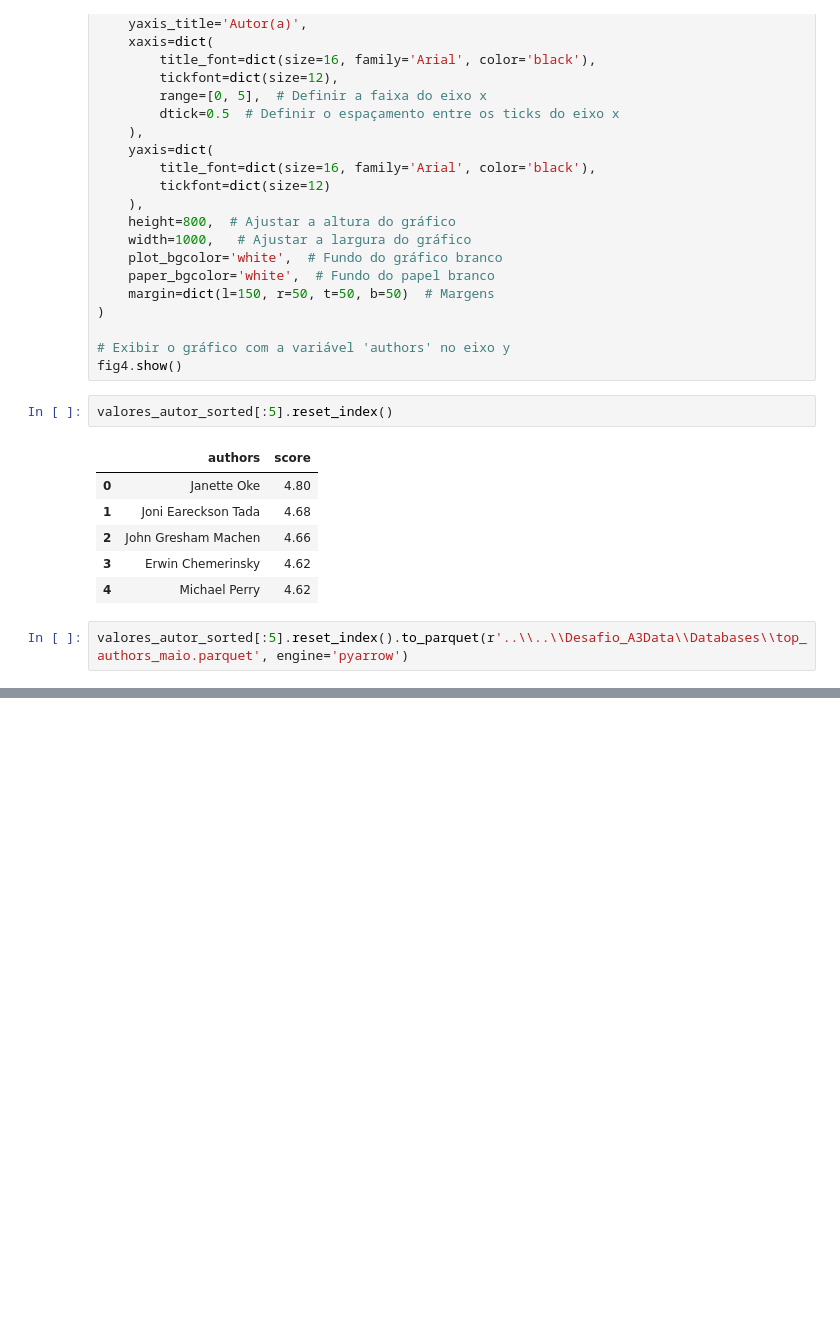
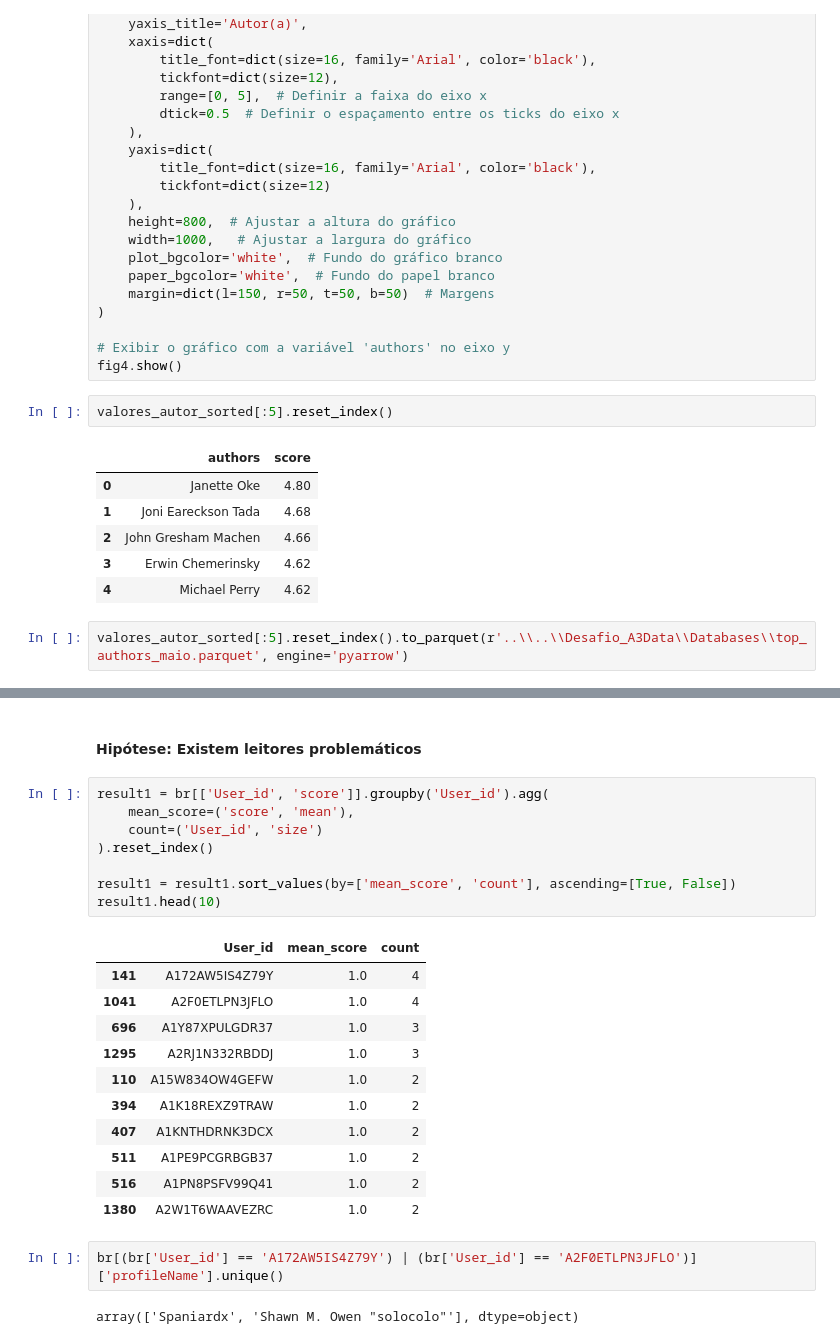
Before and after one commit to RaphaelLirio/Desafio_A3Data, a Jupyter notebook: Dev/explorations.ipynb, the cells around one changed output, grey strips where cells are left out. Cells and saved outputs as stored; diff of their text form; blank space fills up the shorter version.

```diff
--- a/Dev/explorations.ipynb
+++ b/Dev/explorations.ipynb
@@ -440,0 +474,26 @@ valores_autor_sorted[:5].reset_index().to_parquet(r'..\\..\\Desafio_A3Data\\Data
+# %% [markdown]
+#### Hipótese: Existem leitores problemáticos
+# %%
+result1 = br[['User_id', 'score']].groupby('User_id').agg(
+    mean_score=('score', 'mean'),
+    count=('User_id', 'size')
+).reset_index()
+
+result1 = result1.sort_values(by=['mean_score', 'count'], ascending=[True, False])
+result1.head(10)
+# %% [output]
+|  | User_id | mean_score | count |
+| 141 | A172AW5IS4Z79Y | 1.0 | 4 |
+| 1041 | A2F0ETLPN3JFLO | 1.0 | 4 |
+| 696 | A1Y87XPULGDR37 | 1.0 | 3 |
+| 1295 | A2RJ1N332RBDDJ | 1.0 | 3 |
+| 110 | A15W834OW4GEFW | 1.0 | 2 |
+| 394 | A1K18REXZ9TRAW | 1.0 | 2 |
+| 407 | A1KNTHDRNK3DCX | 1.0 | 2 |
+| 511 | A1PE9PCGRBGB37 | 1.0 | 2 |
+| 516 | A1PN8PSFV99Q41 | 1.0 | 2 |
+| 1380 | A2W1T6WAAVEZRC | 1.0 | 2 |
+# %%
+br[(br['User_id'] == 'A172AW5IS4Z79Y') | (br['User_id'] == 'A2F0ETLPN3JFLO')]['profileName'].unique()
+# %% [output]
+array(['Spaniardx', 'Shawn M. Owen "solocolo"'], dtype=object)
```
Also changed, not shown: parts of 12 cells of this notebook, 1 other file.
